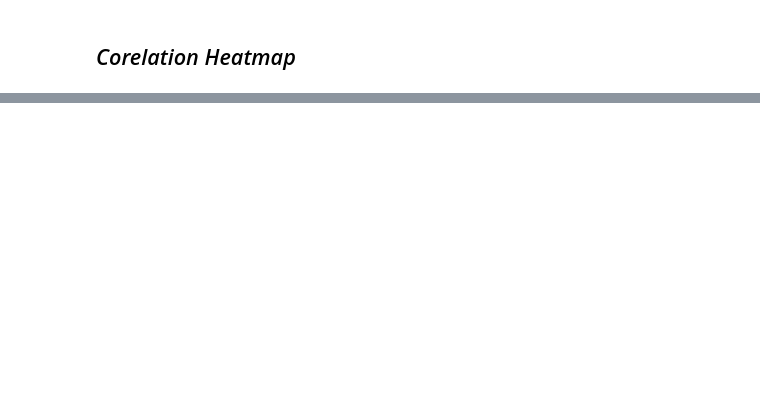
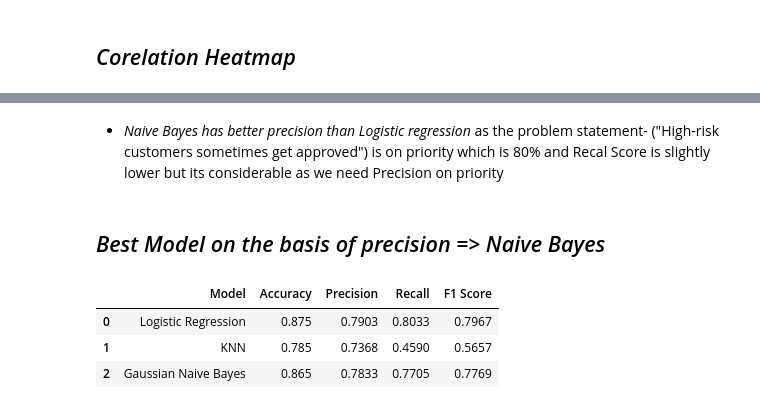
Before and after one commit to banshita61rout/loan-credit-risk, a Jupyter notebook: loan_approval.ipynb, the cells around one changed output, grey strips where cells are left out. Saved outputs shown, nothing was run; the diff lists cells and outputs as text; code cells hidden in the pictures; blank space fills up the shorter version.

Commit message:
Model-eval

```diff
--- a/loan_approval.ipynb
+++ b/loan_approval.ipynb
@@ -508,0 +613,79 @@ Text(0.5, 1.0, 'Correlation Matrix')
+# %% [markdown]
+- *Naive Bayes has better precision than Logistic regression* as the problem statement- ("High-risk customers sometimes get approved") is on priority which is 80% and Recal Score is slightly lower but its considerable as we need Precision on priority
+# %% [markdown]
+## *Best Model on the basis of precision => Naive Bayes*
+# %%
+# Feature Engineering -- To improve model
+
+# Adding & Transform Features
+## looking after headtmap DTI and Credit Score Created a major impact so added Squared Feature to enchance performance
+
+df["DTI_Ratio_sq"] = df["DTI_Ratio"] ** 2
+df["Credit_Score_sq"] = df["Credit_Score"] ** 2
+
+
+X = df.drop(columns=["Loan_Approved", "Credit_Score", "DTI_Ratio"])
+y = df["Loan_Approved"]
+
+# Train test split
+X_train, X_test, y_train, y_test = train_test_split(X, y, test_size= 0.2, random_state=42)
+scaler = StandardScaler()
+X_train_scaled = scaler.fit_transform(X_train)
+X_test_scaled = scaler.transform(X_test)
+
+# For datafram results
+results = []
+
+# Logistic Regression
+log_model =  LogisticRegression()
+log_model.fit(X_train_scaled, y_train)
+
+y_pred = log_model.predict(X_test_scaled)
+
+# Evaluation
+results.append({
+    "Model": "Logistic Regression",
+    "Accuracy": round(accuracy_score(y_test, y_pred), 4),
+    "Precision": round(precision_score(y_test, y_pred), 4),
+    "Recall": round(recall_score(y_test, y_pred), 4),
+    "F1 Score": round(f1_score(y_test, y_pred), 4)
+})
+
+# kNN Classifier
+knn_model =  KNeighborsClassifier(n_neighbors=13)
+knn_model.fit(X_train_scaled, y_train)
+
+y_pred = knn_model.predict(X_test_scaled)
+
+# Evaluation
+results.append({
+    "Model": "KNN",
+    "Accuracy": round(accuracy_score(y_test, y_pred), 4),
+    "Precision": round(precision_score(y_test, y_pred), 4),
+    "Recall": round(recall_score(y_test, y_pred), 4),
+    "F1 Score": round(f1_score(y_test, y_pred), 4)
+})
+
+# Naive Bayes Classifier
+gnb_model =  GaussianNB()
+gnb_model.fit(X_train_scaled, y_train)
+
+y_pred = gnb_model.predict(X_test_scaled)
+
+# Evaluation
+results.append({
+    "Model": "Gaussian Naive Bayes",
+    "Accuracy": round(accuracy_score(y_test, y_pred), 4),
+    "Precision": round(precision_score(y_test, y_pred), 4),
+    "Recall": round(recall_score(y_test, y_pred), 4),
+    "F1 Score": round(f1_score(y_test, y_pred), 4)
+})
+
+# Final Results DataFrame
+results_df = pd.DataFrame(results)
+results_df
+# %% [output]
+|  | Model | Accuracy | Precision | Recall | F1 Score |
+| 0 | Logistic Regression | 0.875 | 0.7903 | 0.8033 | 0.7967 |
+| 1 | KNN | 0.785 | 0.7368 | 0.4590 | 0.5657 |
+| 2 | Gaussian Naive Bayes | 0.865 | 0.7833 | 0.7705 | 0.7769 |
```
Also changed, not shown: parts of 16 cells of this notebook, 1 other file.
